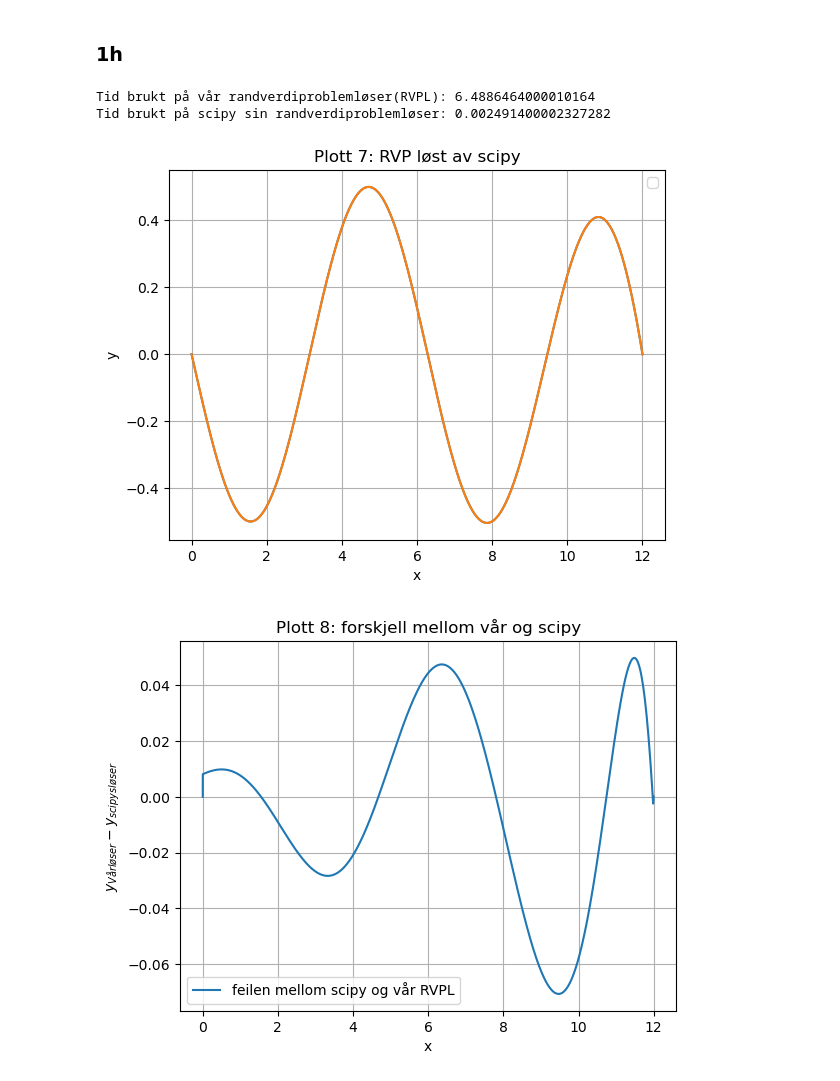
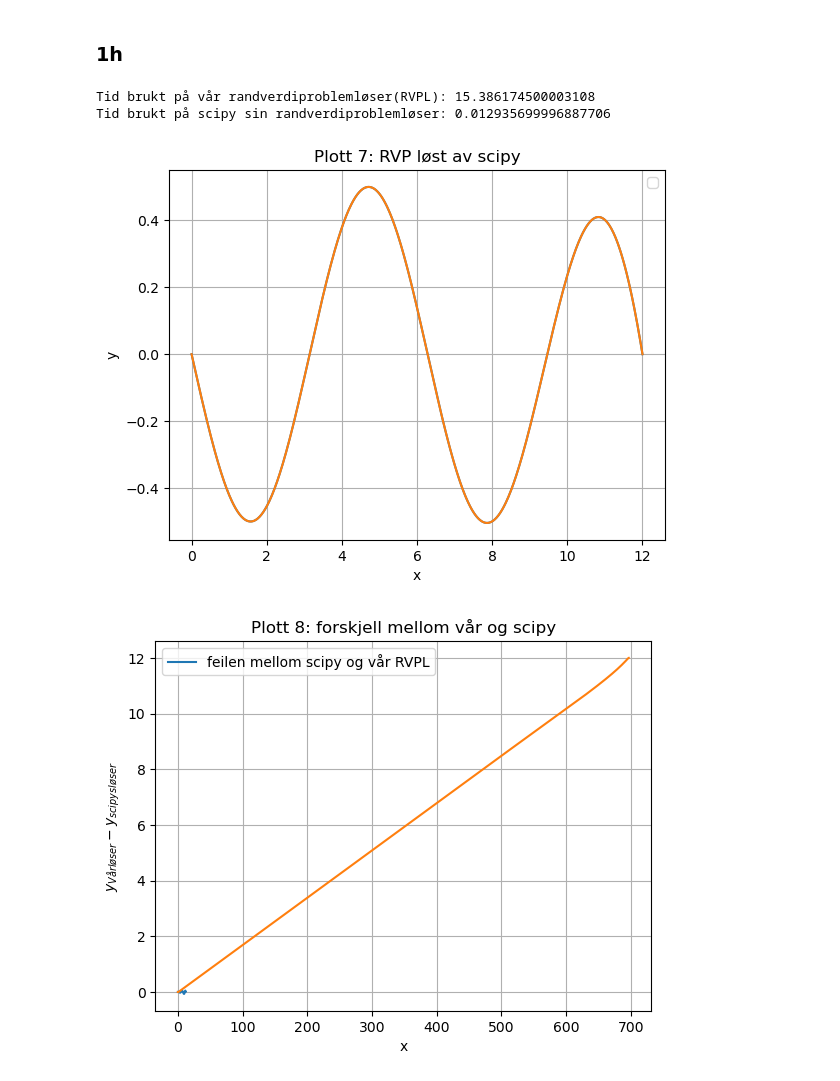
Before and after one commit to theodormv/TMA4320_fysikk_prosjekt, a Jupyter notebook: oppg1.ipynb, the cells around one changed output. Cells and saved outputs as stored; diff of their text form; code cells hidden in the pictures.

```diff
--- a/oppg1.ipynb
+++ b/oppg1.ipynb
@@ -355,34 +352,35 @@ def oppg_h():
     t_sci = t_sci_end - t_sci_start
 
     #svaret fra scipy
     y = res['y']
 
     #Skriver ut hvor lang tid begge tar
     print(f'Tid brukt på vår randverdiproblemløser(RVPL): {t_own} \nTid brukt på scipy sin randverdiproblemløser: {t_sci}')
 
     #Plotter både vår og scipys løsning
     plt.plot(x_list[-1], y_list[-1])
     plt.plot(x, y[0])
     plt.xlabel('x')
     plt.ylabel('y')
     plt.title('Plott 7: RVP løst av scipy')
     plt.grid()
     plt.legend()
     plt.show()
 
     #Plotter forskjellen
     plt.plot(x_list[-1], y_list[-1] - y[0], label = 'feilen mellom scipy og vår RVPL')
+    plt.plot(x_list[-1], )
     plt.xlabel('x')
     plt.ylabel(r'$y_{Vår løser} - y_{scipys løser}$')
     plt.title('Plott 8: forskjell mellom vår og scipy')
     plt.grid()
     plt.legend()
     plt.show()
 
 oppg_h()
 # %% [output]
-Tid brukt på vår randverdiproblemløser(RVPL): 6.4886464000010164
-Tid brukt på scipy sin randverdiproblemløser: 0.002491400002327282
+Tid brukt på vår randverdiproblemløser(RVPL): 15.386174500003108
+Tid brukt på scipy sin randverdiproblemløser: 0.012935699996887706
 [figure]
-[figure, old version]
+[figure, new version]
 # %% [markdown]
```
Also changed, not shown: parts of 7 cells of this notebook, 1 other file.
